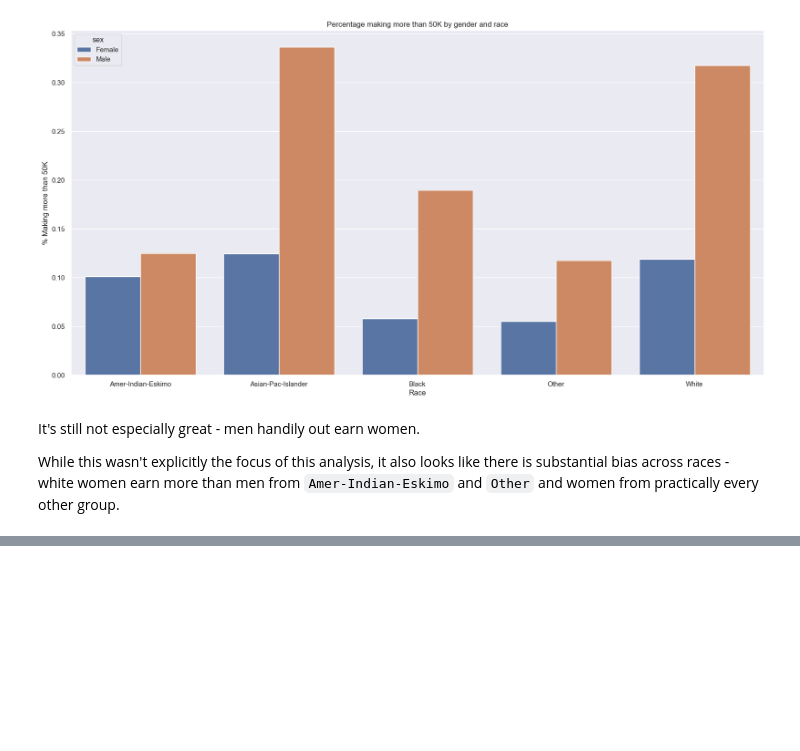
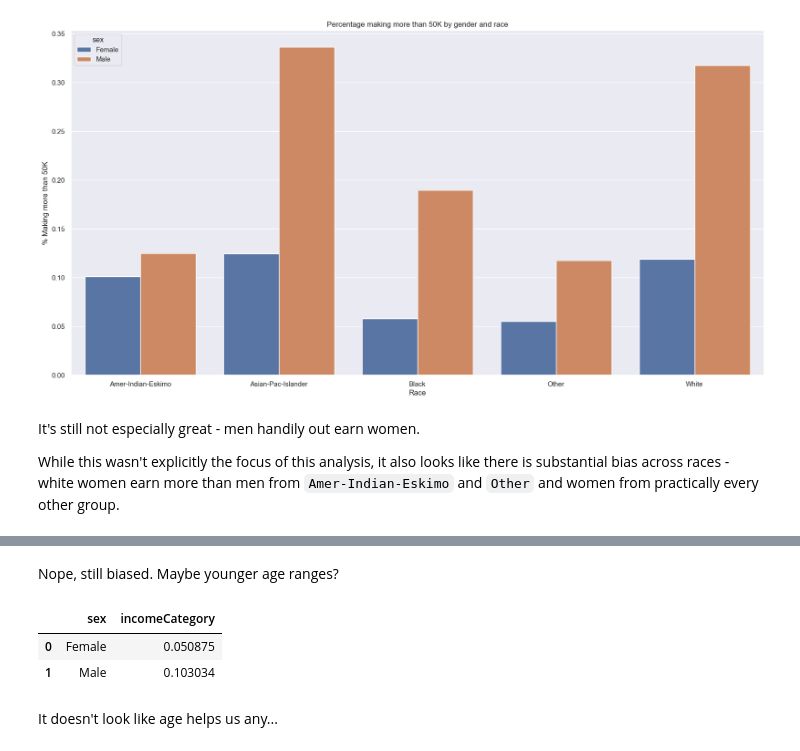
Before and after one commit to IMOsbo/DATA6550-Bias, a Jupyter notebook: Code/Osborne/Project-Code-Osborne.ipynb, the cells around one changed output, grey strips where cells are left out. Drawn from its saved outputs; the diff is of its cells as text; code cells hidden in the pictures; blank space fills up the shorter version.

```diff
--- a/Code/Osborne/Project-Code-Osborne.ipynb
+++ b/Code/Osborne/Project-Code-Osborne.ipynb
@@ -394,0 +420,16 @@ While this wasn't explicitly the focus of this analysis, it also looks like ther
+# %% [markdown]
+Nope, still biased. Maybe younger age ranges?
+# %%
+ageGender = (
+    data[(data["age"] > 20) & (data["age"] <= 30)]
+    .groupby(["sex"])["incomeCategory"]
+    .mean()
+)
+ageGender = ageGender.reset_index()
+ageGender
+# %% [output]
+|  | sex | incomeCategory |
+| 0 | Female | 0.050875 |
+| 1 | Male | 0.103034 |
+# %% [markdown]
+It doesn't look like age helps us any...
```
Also changed, not shown: parts of 5 cells of this notebook.
